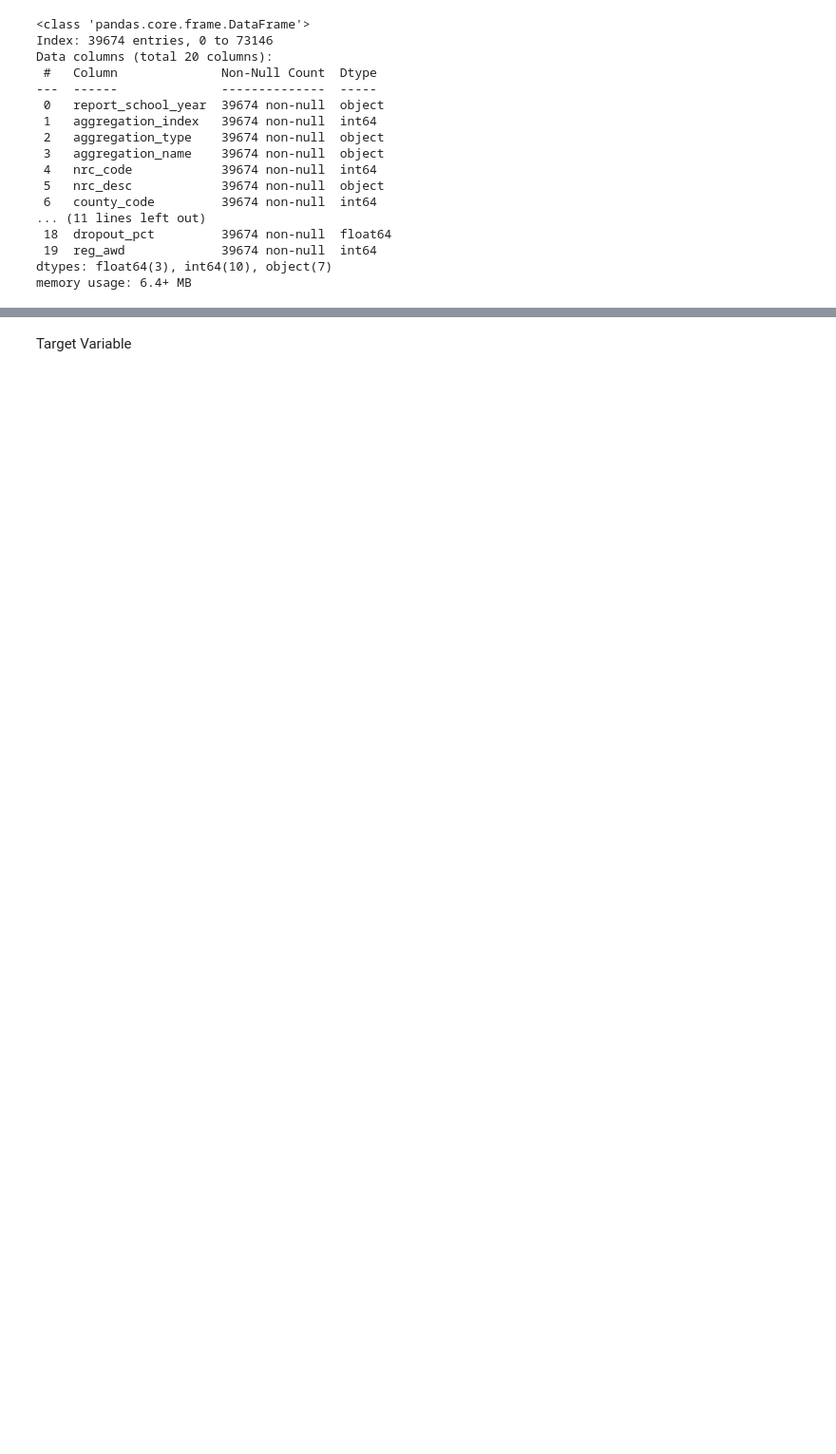
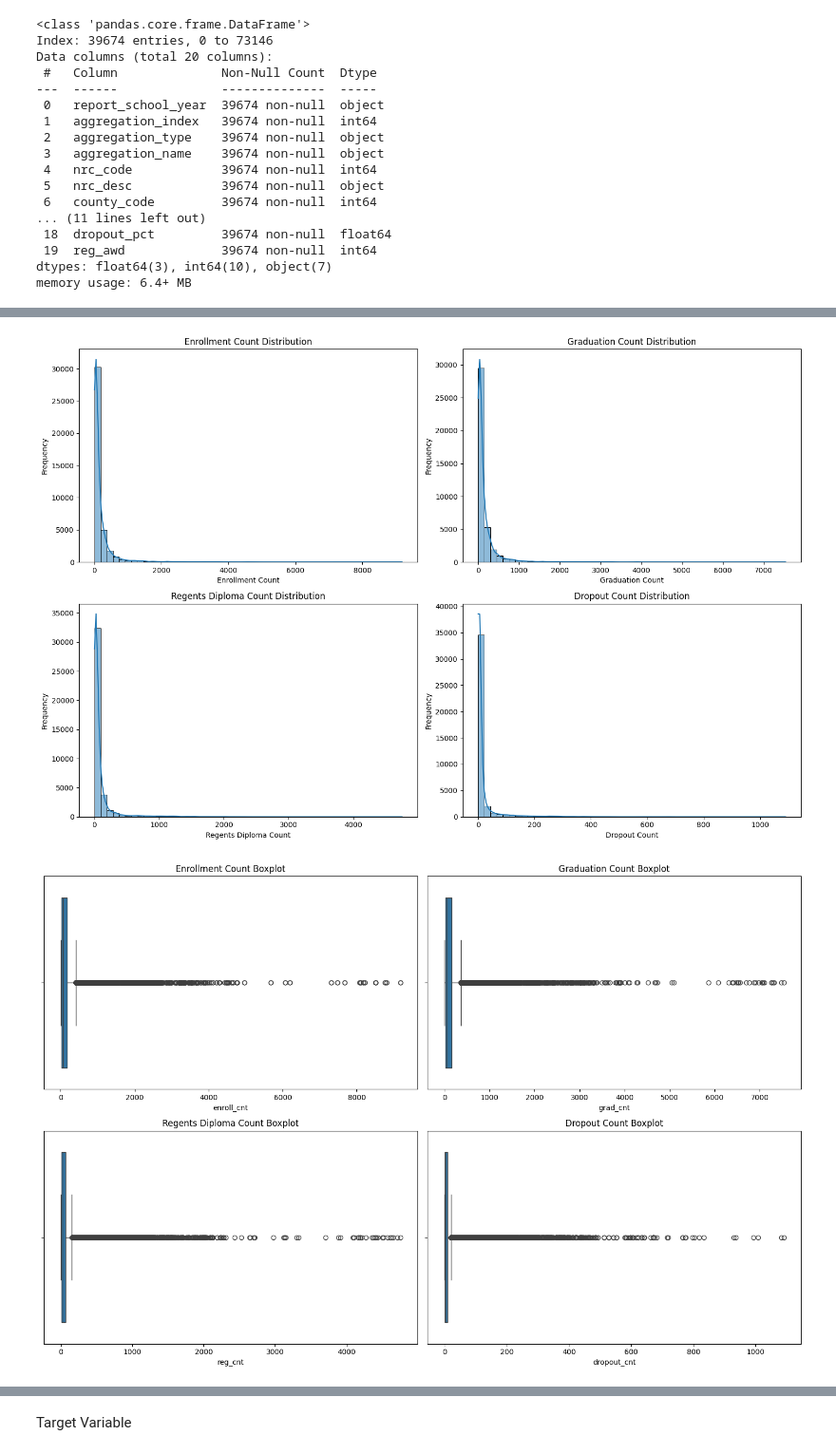
Before and after one commit to benbesthof/HighSchoolDropouts, a Jupyter notebook: B_Besthof_M11_assn.ipynb, the cells around one changed output, grey strips where cells are left out. Shown at 95% size. Cells and saved outputs as stored; diff of their text form; code cells hidden in the pictures; blank space fills up the shorter version.

```diff
--- a/B_Besthof_M11_assn.ipynb
+++ b/B_Besthof_M11_assn.ipynb
@@ -229,0 +244,4 @@ len(df['report_school_year'].value_counts().index)
+# %%
+# dropping the report_school_year variable
+
+df_copy = df.drop(columns=['report_school_year'])
@@ -229,0 +300,10 @@ len(df['report_school_year'].value_counts().index)
+# %%
+# Code to convert the columns:
+df_copy['aggregation_index'] = df_copy['aggregation_index'].astype('object')
+df_copy['nrc_code'] = df_copy['nrc_code'].astype('object')
+df_copy['county_code'] = df_copy['county_code'].astype('object')
+df_copy['subgroup_code'] = df_copy['subgroup_code'].astype('object')
+df_copy['nyc_ind'] = df_copy['nyc_ind'].astype('object')
+
+# To check the changes, you can print the data types of each column
+print(df_copy.dtypes)
@@ -229,0 +343,3 @@ len(df['report_school_year'].value_counts().index)
+# %%
+# Convert to boolean
+df_copy['nyc_ind'] = df_copy['nyc_ind'].astype('bool')
@@ -229,0 +402,48 @@ len(df['report_school_year'].value_counts().index)
+# %%
+# Histograms for each variable
+fig, axes = plt.subplots(2, 2, figsize=(15, 10))
+
+# Customize the individual plots if needed, here is a basic setup
+sns.histplot(df_copy['enroll_cnt'], bins=50, kde=True, ax=axes[0, 0])
+axes[0, 0].set_title('Enrollment Count Distribution')
+axes[0, 0].set_xlabel('Enrollment Count')
+axes[0, 0].set_ylabel('Frequency')
+
+sns.histplot(df_copy['grad_cnt'], bins=50, kde=True, ax=axes[0, 1])
+axes[0, 1].set_title('Graduation Count Distribution')
+axes[0, 1].set_xlabel('Graduation Count')
+axes[0, 1].set_ylabel('Frequency')
+
+sns.histplot(df_copy['reg_cnt'], bins=50, kde=True, ax=axes[1, 0])
+axes[1, 0].set_title('Regents Diploma Count Distribution')
+axes[1, 0].set_xlabel('Regents Diploma Count')
+axes[1, 0].set_ylabel('Frequency')
+
+sns.histplot(df_copy['dropout_cnt'], bins=50, kde=True, ax=axes[1, 1])
+axes[1, 1].set_title('Dropout Count Distribution')
+axes[1, 1].set_xlabel('Dropout Count')
+axes[1, 1].set_ylabel('Frequency')
+
+plt.tight_layout()
+plt.show()
+
+# Box plots to show the range and outliers
+fig, axes = plt.subplots(2, 2, figsize=(15, 10))
+
+sns.boxplot(x=df_copy['enroll_cnt'], ax=axes[0, 0])
+axes[0, 0].set_title('Enrollment Count Boxplot')
+
+sns.boxplot(x=df_copy['grad_cnt'], ax=axes[0, 1])
+axes[0, 1].set_title('Graduation Count Boxplot')
+
+sns.boxplot(x=df_copy['reg_cnt'], ax=axes[1, 0])
+axes[1, 0].set_title('Regents Diploma Count Boxplot')
+
+sns.boxplot(x=df_copy['dropout_cnt'], ax=axes[1, 1])
+axes[1, 1].set_title('Dropout Count Boxplot')
+
+plt.tight_layout()
+plt.show()
+# %% [output]
+[figure, added]
+[figure, added]
```
Also changed, not shown: parts of 81 cells of this notebook.
